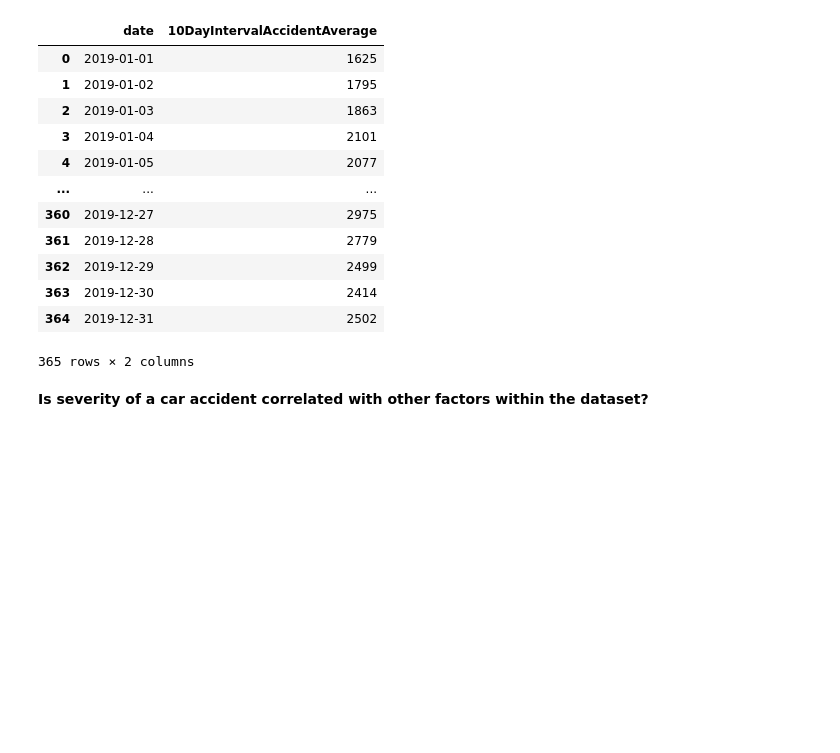
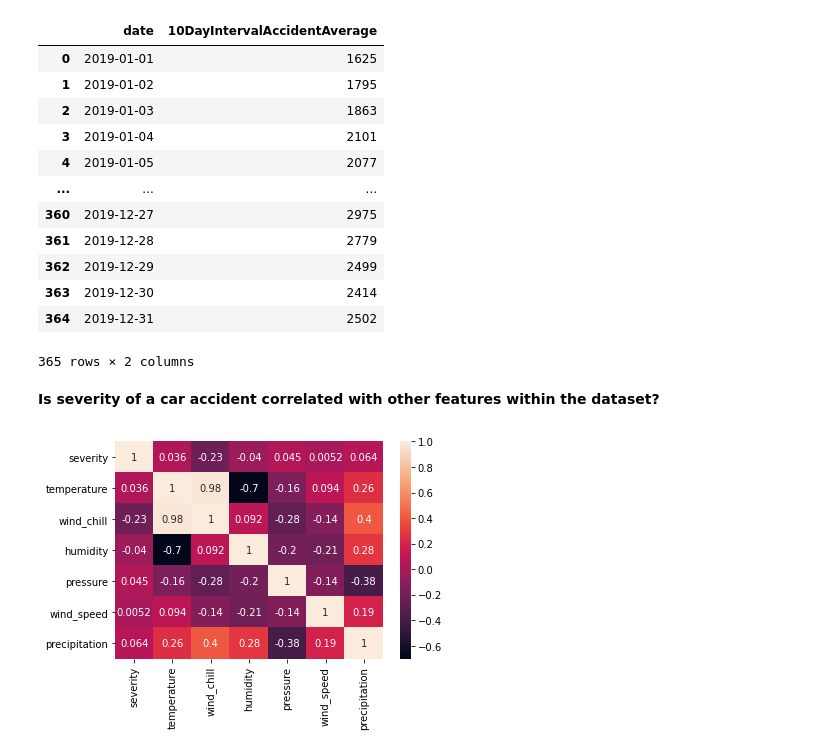
Before and after one commit to Lmamaril/Car-Accidents-ETL, a Jupyter notebook: analysis.ipynb, the cells around one changed output. Saved outputs shown, nothing was run; the diff lists cells and outputs as text; code cells hidden in the pictures; blank space fills up the shorter version.

Commit message:
added correlation heatmap

```diff
--- a/analysis.ipynb
+++ b/analysis.ipynb
@@ -113,6 +114,21 @@ df
 | 364 | 2019-12-31 | 2502 |
 365 rows × 2 columns
 # %% [markdown]
-**Is severity of a car accident correlated with other factors within the dataset?**
+**Is severity of a car accident correlated with other features within the dataset?**
+# %%
+query = """
+    SELECT severity, temperature, wind_chill, humidity,
+        pressure, wind_speed, precipitation
+    FROM accidents;
+    """
+cur.execute(query)
+data = cur.fetchall()
+df = pd.DataFrame.from_records(data, columns=['severity', 'temperature', 'wind_chill', 'humidity',
+        'pressure', 'wind_speed', 'precipitation'])
+corrMatrix = df.corr()
+sn.heatmap(corrMatrix, annot=True)
+plt.show()
+# %% [output]
+[figure, added]
 # %%
 conn.close()
```
Also changed, not shown: parts of 3 cells of this notebook.
